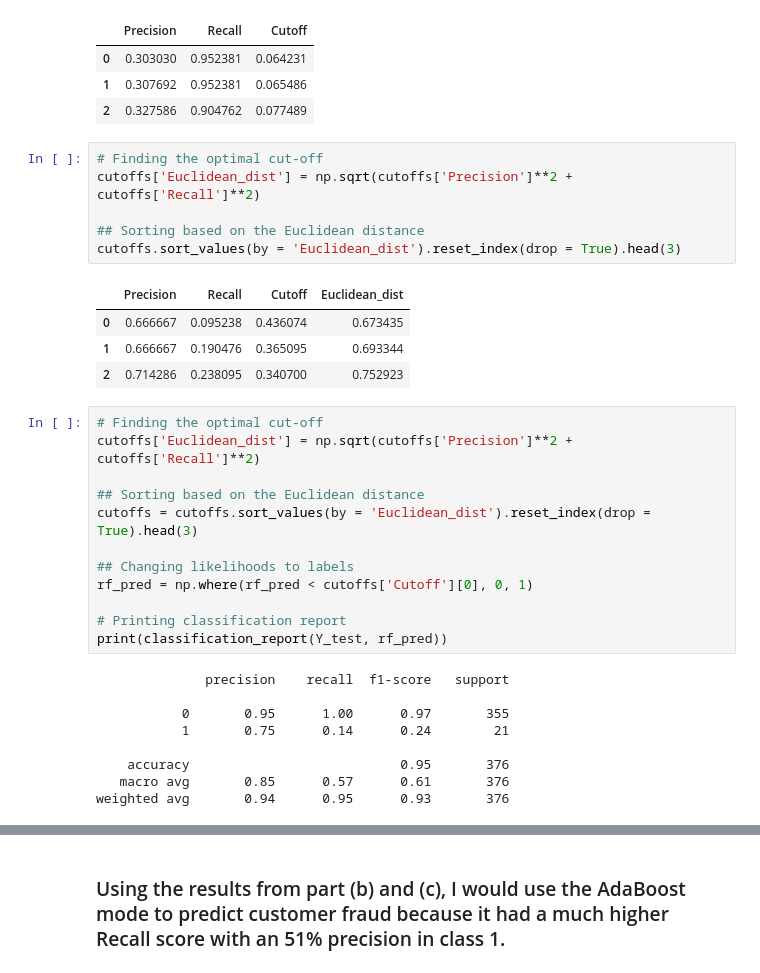
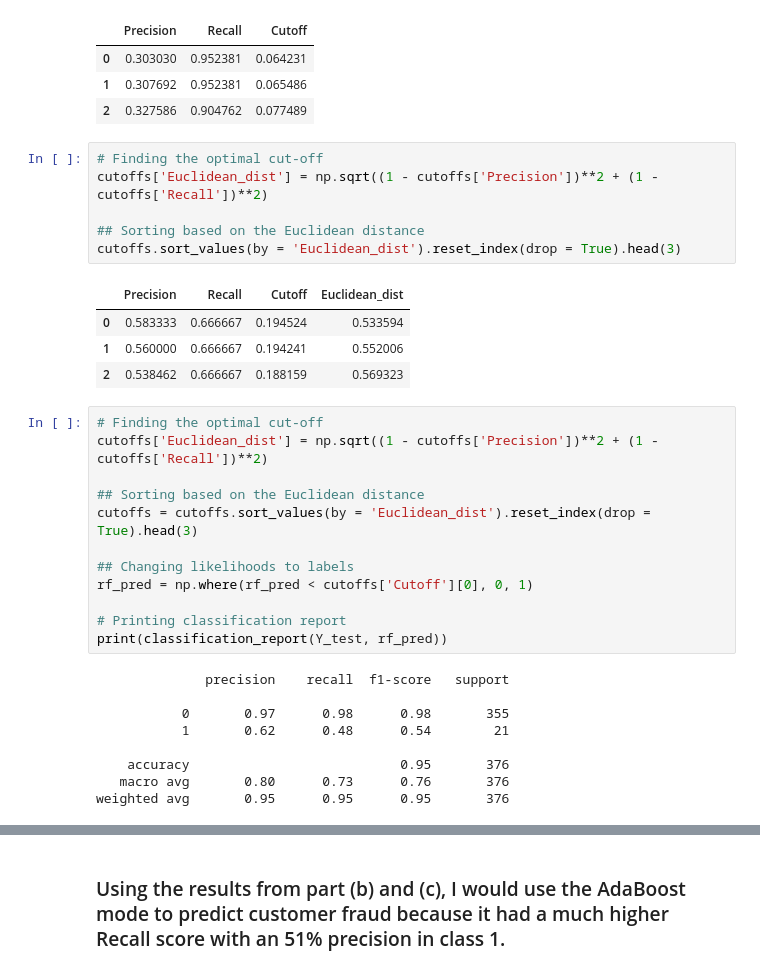
Before and after one commit to gabriel-ferreira-life/Predictive_Analytics, a Jupyter notebook: Data_Mining_Cup_2019/Exploration_1.ipynb, the cells around one changed output, grey strips where cells are left out. Saved outputs shown, nothing was run; the diff lists cells and outputs as text.

```diff
--- a/Data_Mining_Cup_2019/Exploration_1.ipynb
+++ b/Data_Mining_Cup_2019/Exploration_1.ipynb
@@ -193,18 +193,18 @@ cutoffs.sort_values(by= "Recall", ascending = False).reset_index(drop = True).he
 | 2 | 0.327586 | 0.904762 | 0.077489 |
 # %%
 # Finding the optimal cut-off
-cutoffs['Euclidean_dist'] = np.sqrt(cutoffs['Precision']**2 + cutoffs['Recall']**2)
+cutoffs['Euclidean_dist'] = np.sqrt((1 - cutoffs['Precision'])**2 + (1 - cutoffs['Recall'])**2)
 
 ## Sorting based on the Euclidean distance
 cutoffs.sort_values(by = 'Euclidean_dist').reset_index(drop = True).head(3)
 # %% [output]
 |  | Precision | Recall | Cutoff | Euclidean_dist |
-| 0 | 0.666667 | 0.095238 | 0.436074 | 0.673435 |
-| 1 | 0.666667 | 0.190476 | 0.365095 | 0.693344 |
-| 2 | 0.714286 | 0.238095 | 0.340700 | 0.752923 |
+| 0 | 0.583333 | 0.666667 | 0.194524 | 0.533594 |
+| 1 | 0.560000 | 0.666667 | 0.194241 | 0.552006 |
+| 2 | 0.538462 | 0.666667 | 0.188159 | 0.569323 |
 # %%
 # Finding the optimal cut-off
-cutoffs['Euclidean_dist'] = np.sqrt(cutoffs['Precision']**2 + cutoffs['Recall']**2)
+cutoffs['Euclidean_dist'] = np.sqrt((1 - cutoffs['Precision'])**2 + (1 - cutoffs['Recall'])**2)
 
 ## Sorting based on the Euclidean distance
 cutoffs = cutoffs.sort_values(by = 'Euclidean_dist').reset_index(drop = True).head(3)
@@ -217,12 +217,12 @@ print(classification_report(Y_test, rf_pred))
 # %% [output]
               precision    recall  f1-score   support
 
-           0       0.95      1.00      0.97       355
-           1       0.75      0.14      0.24        21
+           0       0.97      0.98      0.98       355
+           1       0.62      0.48      0.54        21
 
     accuracy                           0.95       376
-   macro avg       0.85      0.57      0.61       376
-weighted avg       0.94      0.95      0.93       376
+   macro avg       0.80      0.73      0.76       376
+weighted avg       0.95      0.95      0.95       376
 # %%
 #### AdaBoost Classifier
 Ada_md = AdaBoostClassifier(base_estimator = DecisionTreeClassifier(max_depth = 3), n_estimators = 500, learning_rate = 0.01).fit(X_train, Y_train)
```
Also changed, not shown: parts of 1 cell of this notebook, 1 other file.
